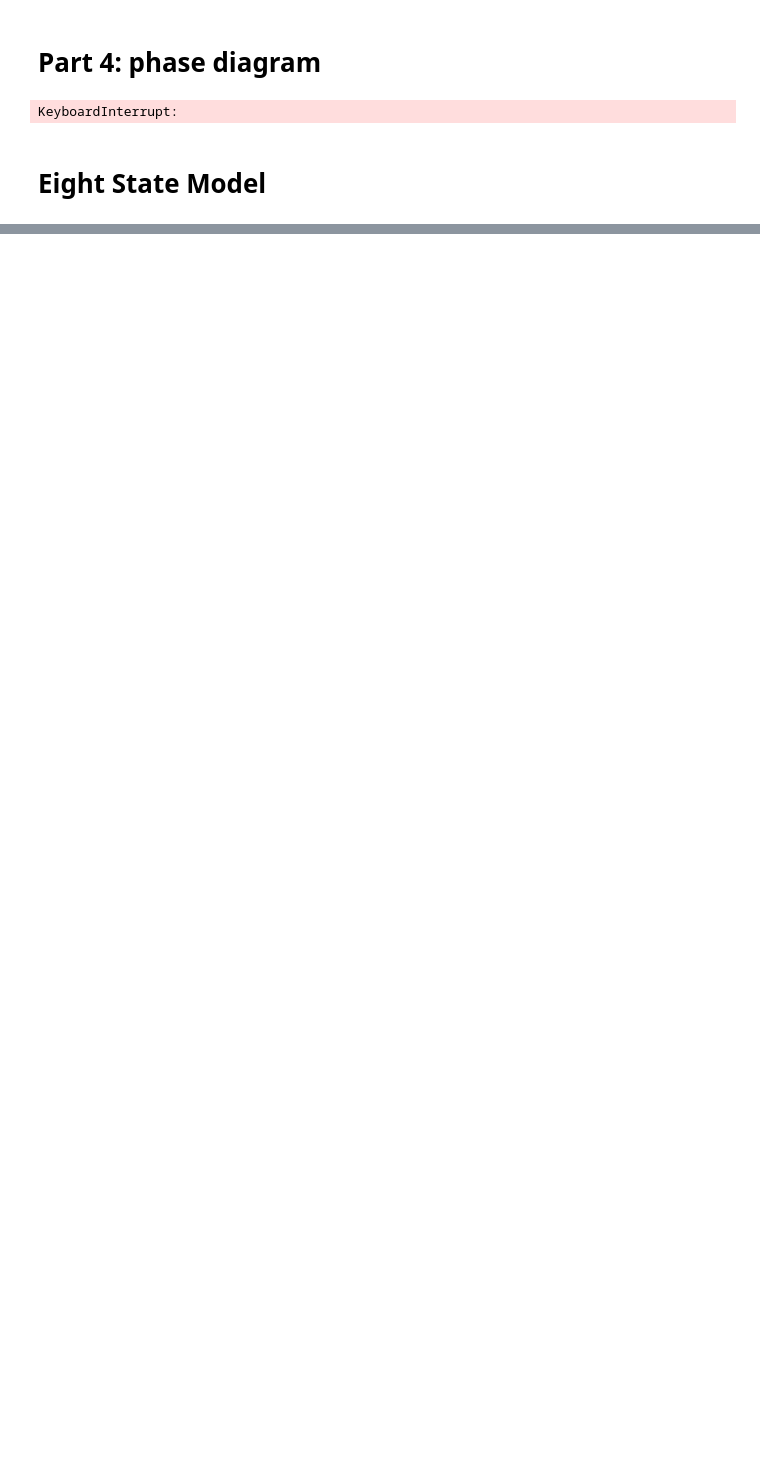
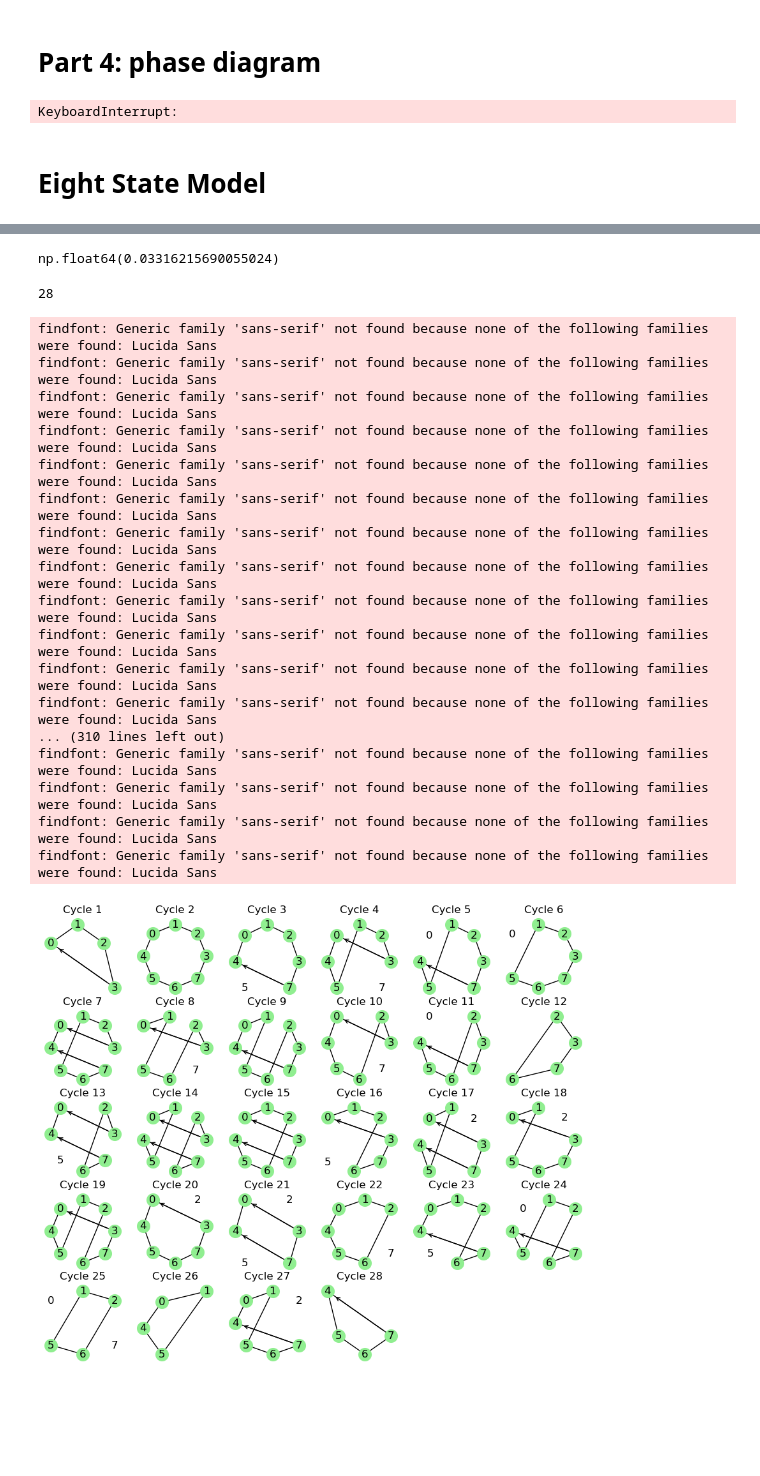
Before and after one commit to romamarketsandwich/diagram_dynamic_metabolism_v2, a Jupyter notebook: workflow/lib/scratch.ipynb, the cells around one changed output, grey strips where cells are left out. Drawn from its saved outputs; the diff is of its cells as text; code cells hidden in the pictures; blank space fills up the shorter version.

```diff
--- a/workflow/lib/scratch.ipynb
+++ b/workflow/lib/scratch.ipynb
@@ -728,7 +858,7 @@ import networkx as nx
 output_notebook()
 
 def f(**params):
-    return 1.9883245533013403
+    return np.max(J_tot_list_cycle)
 def heatmap(F1, F2, alpha_21, alpha_32, alpha_43, gamma, dG_1, dG_2, dG_3, oscMidpoint, amplitude):
     turnover_fold_increase = np.zeros(F1.shape)
     for i in range(F1.shape[0]):
@@ -799,0 +947,54 @@ KeyboardInterrupt:
+# %%
+np.min(turnover_fold_increase)
+# %% [output]
+np.float64(0.03316215690055024)
+# %%
+cycles = [i for i in nx.simple_cycles(G_eight)]
+# %%
+len(cycles)
+# %% [output]
+28
+# %%
+fig, axs = plt.subplots(6, 6, figsize=(1.8125 * 6, 1.8125 * 6))
+pos = nx.circular_layout(G_eight)
+
+for i, cycle in enumerate(cycles):
+    g = nx.Graph()
+    g.add_nodes_from(cycle)
+    for j in range(len(cycle)):
+        g.add_edge(cycle[j], cycle[(j+1)%len(cycle)])
+
+    x_ax = i // 6
+    y_ax = i % 6
+    if (0,3) in g.edges or (3,0) in g.edges :
+        axs[x_ax][y_ax].annotate('', xy=np.array(pos[0]) + 0.1 * (np.array(pos[3]) - np.array(pos[0])), xytext=np.array(pos[3]) - 0.1 * (np.array(pos[3]) - np.array(pos[0])), \
+                                 arrowprops=dict(arrowstyle='->'))
+    if (4,7) in g.edges or (7,4) in g.edges:
+        axs[x_ax][y_ax].annotate('', xy=np.array(pos[4]) + 0.1 * (np.array(pos[7]) - np.array(pos[4])), xytext=np.array(pos[7]) - 0.1 * (np.array(pos[7]) - np.array(pos[4])), \
+                                 arrowprops=dict(arrowstyle='->'))
+    axs[x_ax][y_ax].set_title(f"Cycle {i+1}")
+    nx.draw(g, pos, labels = {n: n for n in G_eight}, node_color='lightgreen', node_size=200, ax=axs[x_ax][y_ax])
+
+for i in range(6):
+    for j in range(6):
+        axs[i][j].axis('off')
+plt.show()
+# %% [output]
+findfont: Generic family 'sans-serif' not found because none of the following families were found: Lucida Sans
+findfont: Generic family 'sans-serif' not found because none of the following families were found: Lucida Sans
+findfont: Generic family 'sans-serif' not found because none of the following families were found: Lucida Sans
+findfont: Generic family 'sans-serif' not found because none of the following families were found: Lucida Sans
+findfont: Generic family 'sans-serif' not found because none of the following families were found: Lucida Sans
+findfont: Generic family 'sans-serif' not found because none of the following families were found: Lucida Sans
+findfont: Generic family 'sans-serif' not found because none of the following families were found: Lucida Sans
+findfont: Generic family 'sans-serif' not found because none of the following families were found: Lucida Sans
+findfont: Generic family 'sans-serif' not found because none of the following families were found: Lucida Sans
+findfont: Generic family 'sans-serif' not found because none of the following families were found: Lucida Sans
+findfont: Generic family 'sans-serif' not found because none of the following families were found: Lucida Sans
+findfont: Generic family 'sans-serif' not found because none of the following families were found: Lucida Sans
+... (310 lines left out)
+findfont: Generic family 'sans-serif' not found because none of the following families were found: Lucida Sans
+findfont: Generic family 'sans-serif' not found because none of the following families were found: Lucida Sans
+findfont: Generic family 'sans-serif' not found because none of the following families were found: Lucida Sans
+findfont: Generic family 'sans-serif' not found because none of the following families were found: Lucida Sans
+[figure, added]
```
Also changed, not shown: parts of 7 cells of this notebook, 17 other files.
